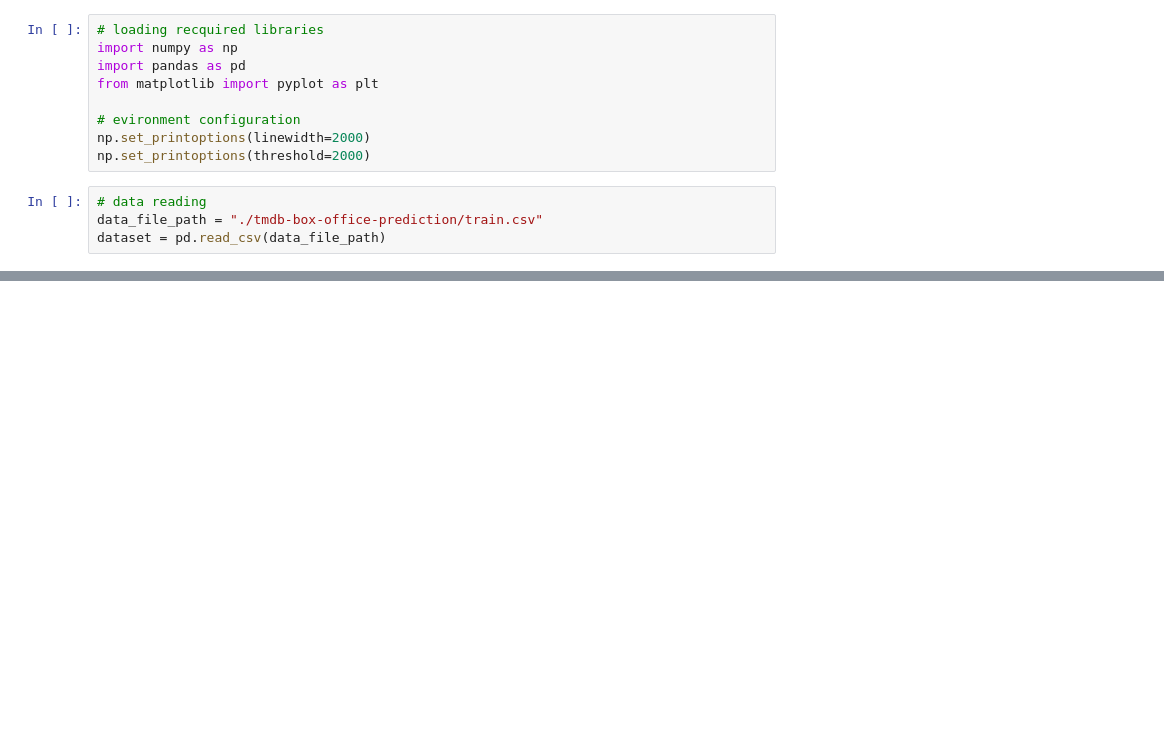
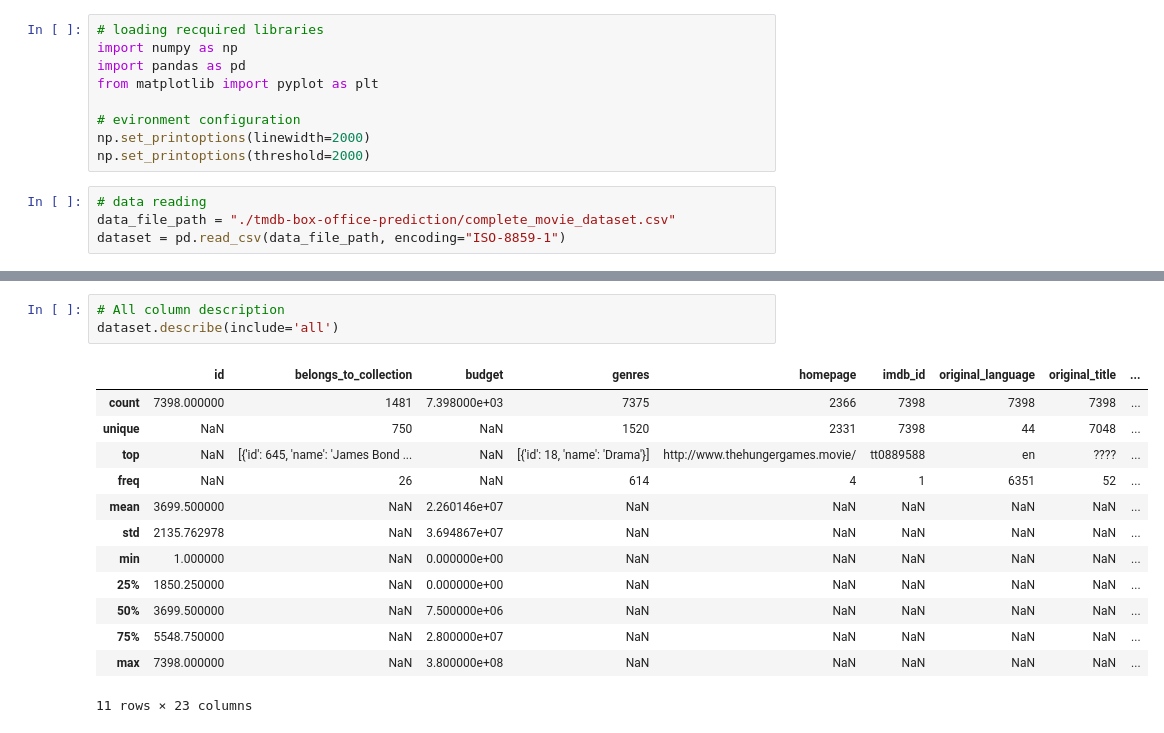
Before and after one commit to kamildoleglo/data-mining-box-office, a Jupyter notebook: preliminary_data_analysisi.ipynb, the cells around one changed output, grey strips where cells are left out. Drawn from its saved outputs; the diff is of its cells as text; blank space fills up the shorter version.

Commit message:
merge datasets and make basic analysis

```diff
--- a/preliminary_data_analysisi.ipynb
+++ b/preliminary_data_analysisi.ipynb
@@ -9,8 +9,8 @@ np.set_printoptions(linewidth=2000)
 np.set_printoptions(threshold=2000)
 # %%
 # data reading
-data_file_path = "./tmdb-box-office-prediction/train.csv"
-dataset = pd.read_csv(data_file_path)
+data_file_path = "./tmdb-box-office-prediction/complete_movie_dataset.csv"
+dataset = pd.read_csv(data_file_path, encoding="ISO-8859-1")
 # %%
 # print basic informations obout dataset
 print("Dataset size:", dataset.size)
@@ -44,0 +69,17 @@ freq                                                    1
+# %%
+# All column description
+dataset.describe(include='all')
+# %% [output]
+|  | id | belongs_to_collection | budget | genres | homepage | imdb_id | original_language | original_title | ... |
+| count | 7398.000000 | 1481 | 7.398000e+03 | 7375 | 2366 | 7398 | 7398 | 7398 | ... |
+| unique | NaN | 750 | NaN | 1520 | 2331 | 7398 | 44 | 7048 | ... |
+| top | NaN | [{'id': 645, 'name': 'James Bond ... | NaN | [{'id': 18, 'name': 'Drama'}] | http://www.thehungergames.movie/ | tt0889588 | en | ???? | ... |
+| freq | NaN | 26 | NaN | 614 | 4 | 1 | 6351 | 52 | ... |
+| mean | 3699.500000 | NaN | 2.260146e+07 | NaN | NaN | NaN | NaN | NaN | ... |
+| std | 2135.762978 | NaN | 3.694867e+07 | NaN | NaN | NaN | NaN | NaN | ... |
+| min | 1.000000 | NaN | 0.000000e+00 | NaN | NaN | NaN | NaN | NaN | ... |
+| 25% | 1850.250000 | NaN | 0.000000e+00 | NaN | NaN | NaN | NaN | NaN | ... |
+| 50% | 3699.500000 | NaN | 7.500000e+06 | NaN | NaN | NaN | NaN | NaN | ... |
+| 75% | 5548.750000 | NaN | 2.800000e+07 | NaN | NaN | NaN | NaN | NaN | ... |
+| max | 7398.000000 | NaN | 3.800000e+08 | NaN | NaN | NaN | NaN | NaN | ... |
+11 rows × 23 columns
```
Also changed, not shown: parts of 6 cells of this notebook, 2 other files.
